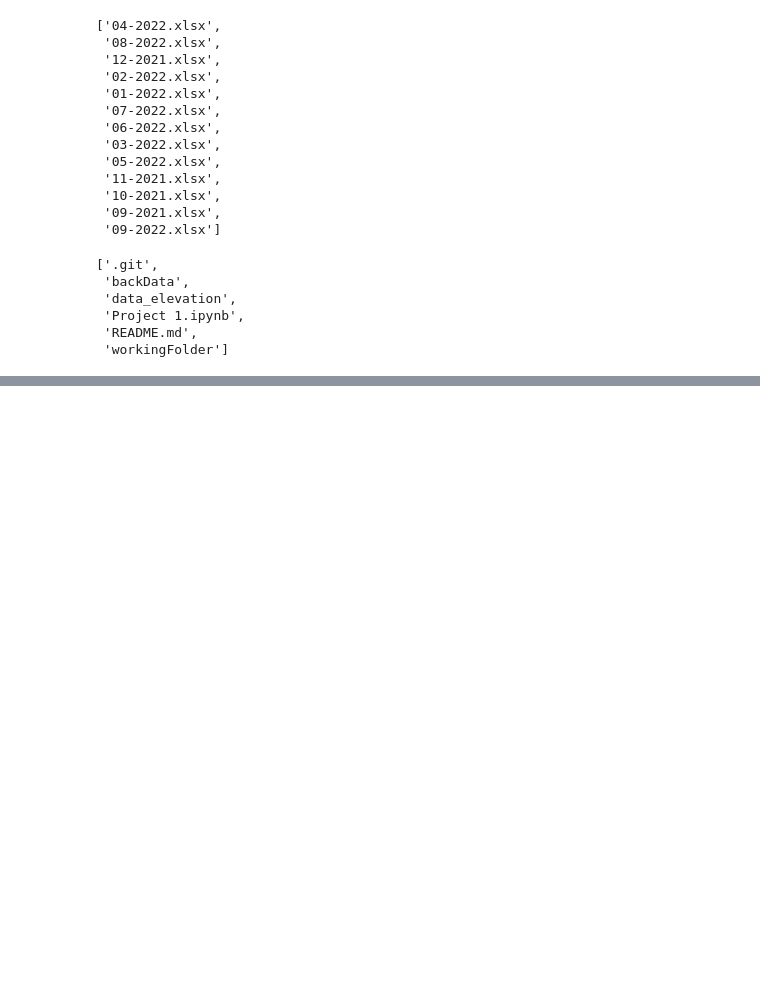
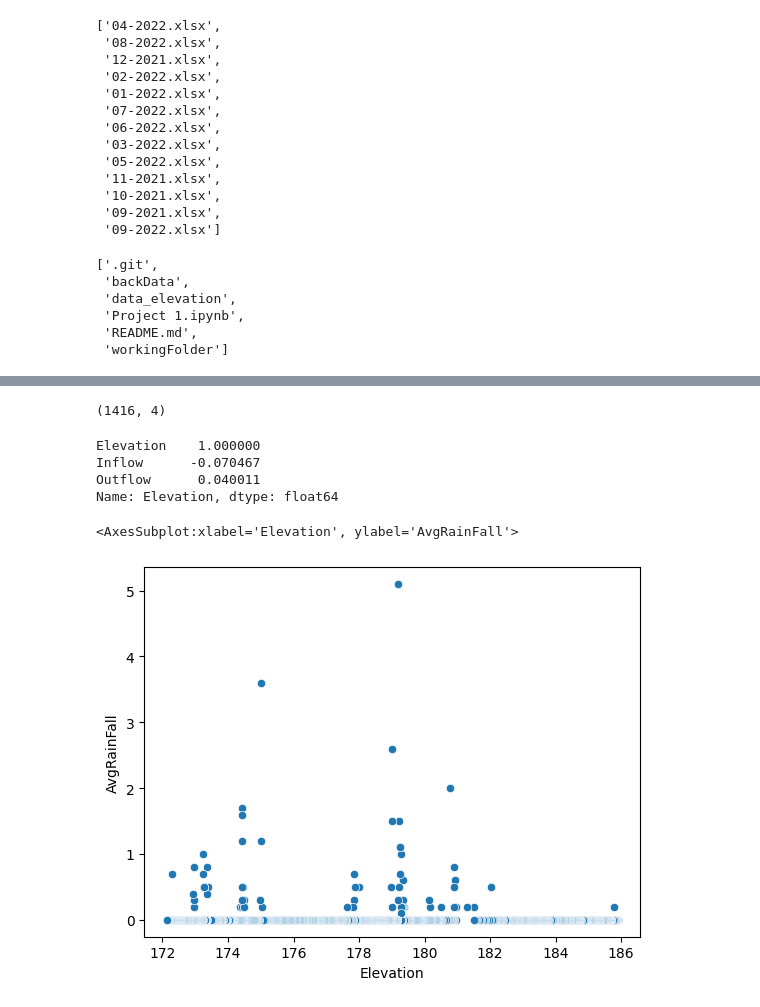
Before and after one commit to nathanpaul423/Project-Magat-Reservoir-Elevation-prediction, a Jupyter notebook: Project 1.ipynb, the cells around one changed output, grey strips where cells are left out. Saved outputs shown, nothing was run; the diff lists cells and outputs as text; code cells hidden in the pictures; blank space fills up the shorter version.

```diff
--- a/Project 1.ipynb
+++ b/Project 1.ipynb
@@ -165,2 +151,4 @@ os.listdir('c:\\Users\\Tokwa\\Documents\\GitHub\\Project-1---Magat-Reservoir-Ele
 # %%
 #please Clean Code
+# %%
+df1 = pd.read_excel('c:\\Users\\Tokwa\\Documents\\GitHub\\Project-1---Magat-Reservoir-Elevation-prediction\\workingFolder\\01-2022.xlsx')
@@ -166,0 +181,4 @@ os.listdir('c:\\Users\\Tokwa\\Documents\\GitHub\\Project-1---Magat-Reservoir-Ele
+# %%
+df2 = pd.read_excel('c:\\Users\\Tokwa\\Documents\\GitHub\\Project-1---Magat-Reservoir-Elevation-prediction\\workingFolder\\02-2022.xlsx')
+# %%
+df = pd.concat([df1,df2])
@@ -166,0 +193,16 @@ os.listdir('c:\\Users\\Tokwa\\Documents\\GitHub\\Project-1---Magat-Reservoir-Ele
+# %%
+df.shape
+# %% [output]
+(1416, 4)
+# %%
+df.corr()['Elevation'][:-1]
+# %% [output]
+Elevation    1.000000
+Inflow      -0.070467
+Outflow      0.040011
+Name: Elevation, dtype: float64
+# %%
+sns.scatterplot(x='Elevation',y='AvgRainFall',data=df)
+# %% [output]
+<AxesSubplot:xlabel='Elevation', ylabel='AvgRainFall'>
+[figure, added]
```
Also changed, not shown: parts of 14 cells of this notebook.
